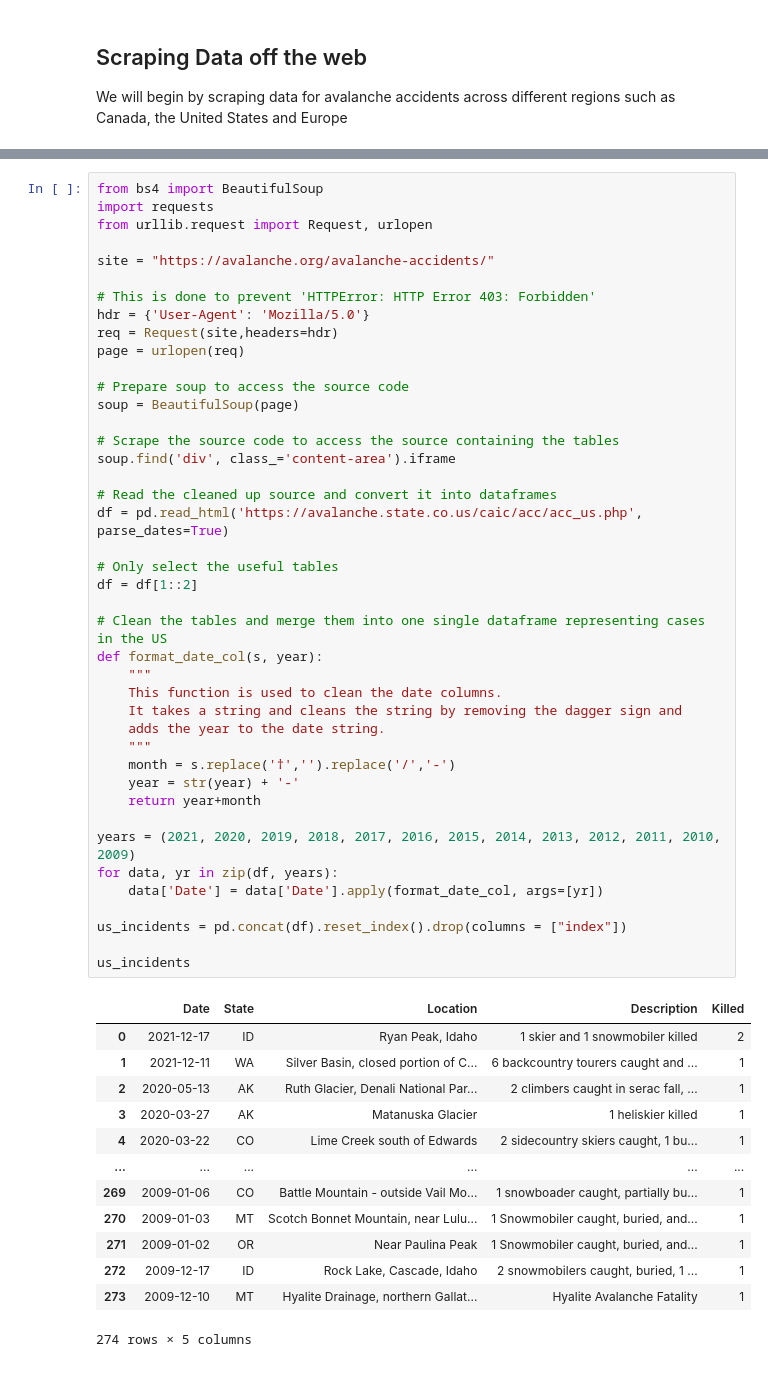
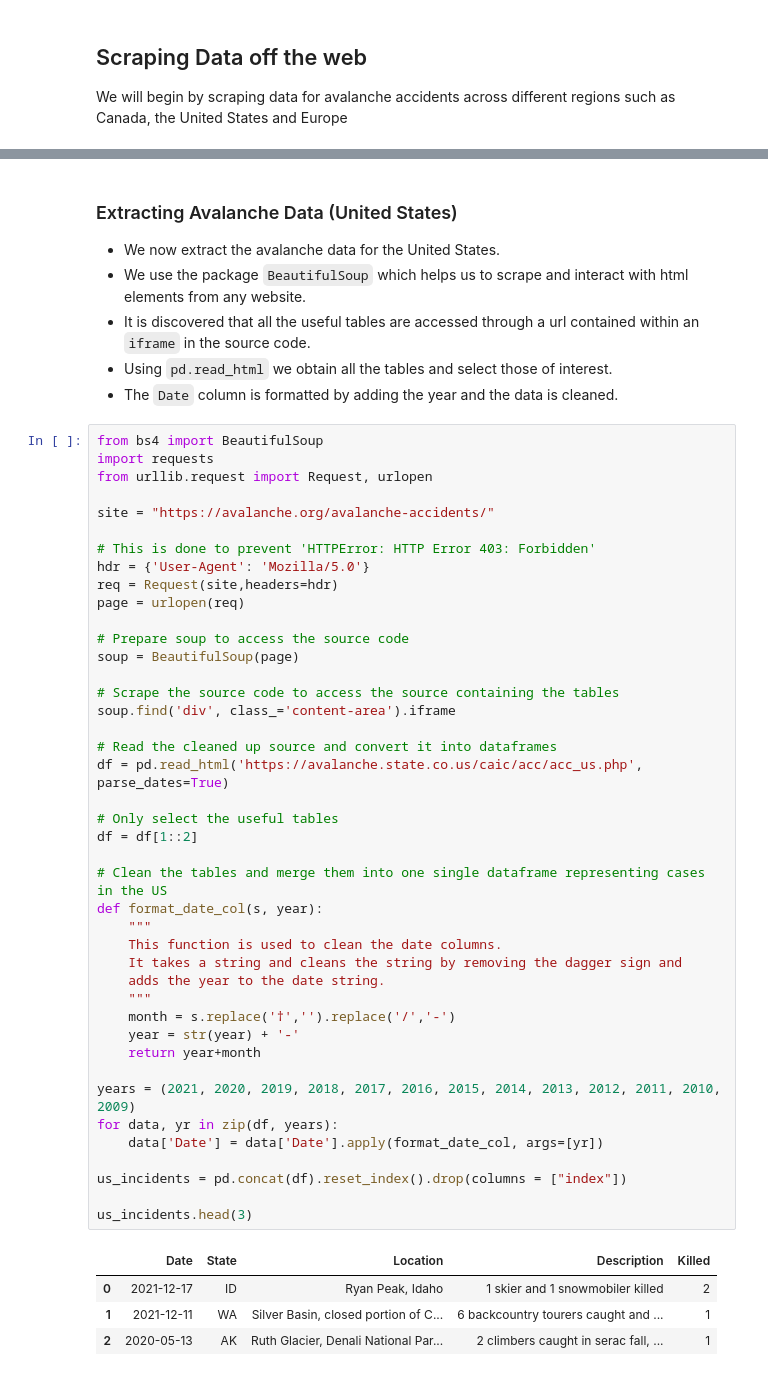
Before and after one commit to omertahi/avalanche_accidents, a Jupyter notebook: Project.ipynb, the cells around one changed output, grey strips where cells are left out. Saved outputs shown, nothing was run; the diff lists cells and outputs as text.

```diff
--- a/Project.ipynb
+++ b/Project.ipynb
@@ -151,3 +172,11 @@ with pd.option_context('display.max_rows', None, 'display.max_columns', None):
+# %% [markdown]
+### Extracting Avalanche Data (United States)
+
+* We now extract the avalanche data for the United States.
+* We use the package `BeautifulSoup` which helps us to scrape and interact with html elements from any website.
+* It is discovered that all the useful tables are accessed through a url contained within an `iframe` in the source code.
+* Using `pd.read_html` we obtain all the tables and select those of interest.
+* The `Date` column is formatted by adding the year and the data is cleaned.
 # %%
 from bs4 import BeautifulSoup
 import requests
@@ -167,40 +196,31 @@ soup = BeautifulSoup(page)
 soup.find('div', class_='content-area').iframe
 
 # Read the cleaned up source and convert it into dataframes
 df = pd.read_html('https://avalanche.state.co.us/caic/acc/acc_us.php', parse_dates=True)
 
 # Only select the useful tables
 df = df[1::2]
 
 # Clean the tables and merge them into one single dataframe representing cases in the US
 def format_date_col(s, year):
     """
     This function is used to clean the date columns.
     It takes a string and cleans the string by removing the dagger sign and
     adds the year to the date string.
     """
     month = s.replace('†','').replace('/','-')
     year = str(year) + '-'
     return year+month
 
 years = (2021, 2020, 2019, 2018, 2017, 2016, 2015, 2014, 2013, 2012, 2011, 2010, 2009)
 for data, yr in zip(df, years):
     data['Date'] = data['Date'].apply(format_date_col, args=[yr])
 
 us_incidents = pd.concat(df).reset_index().drop(columns = ["index"])
 
-us_incidents
+us_incidents.head(3)
 # %% [output]
 |  | Date | State | Location | Description | Killed |
 | 0 | 2021-12-17 | ID | Ryan Peak, Idaho | 1 skier and 1 snowmobiler killed | 2 |
 | 1 | 2021-12-11 | WA | Silver Basin, closed portion of C... | 6 backcountry tourers caught and ... | 1 |
 | 2 | 2020-05-13 | AK | Ruth Glacier, Denali National Par... | 2 climbers caught in serac fall, ... | 1 |
-| 3 | 2020-03-27 | AK | Matanuska Glacier | 1 heliskier killed | 1 |
-| 4 | 2020-03-22 | CO | Lime Creek south of Edwards | 2 sidecountry skiers caught, 1 bu... | 1 |
-| ... | ... | ... | ... | ... | ... |
-| 269 | 2009-01-06 | CO | Battle Mountain - outside Vail Mo... | 1 snowboader caught, partially bu... | 1 |
-| 270 | 2009-01-03 | MT | Scotch Bonnet Mountain, near Lulu... | 1 Snowmobiler caught, buried, and... | 1 |
-| 271 | 2009-01-02 | OR | Near Paulina Peak | 1 Snowmobiler caught, buried, and... | 1 |
-| 272 | 2009-12-17 | ID | Rock Lake, Cascade, Idaho | 2 snowmobilers caught, buried, 1 ... | 1 |
-| 273 | 2009-12-10 | MT | Hyalite Drainage, northern Gallat... | Hyalite Avalanche Fatality | 1 |
-274 rows × 5 columns
```
Also changed, not shown: parts of 12 cells of this notebook.
